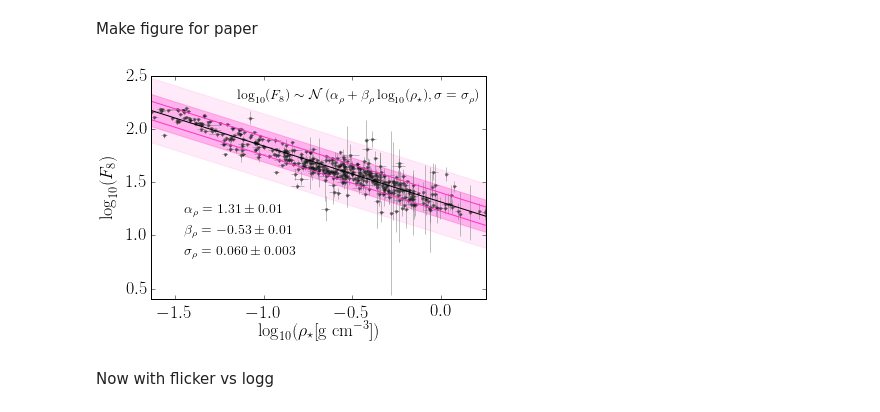
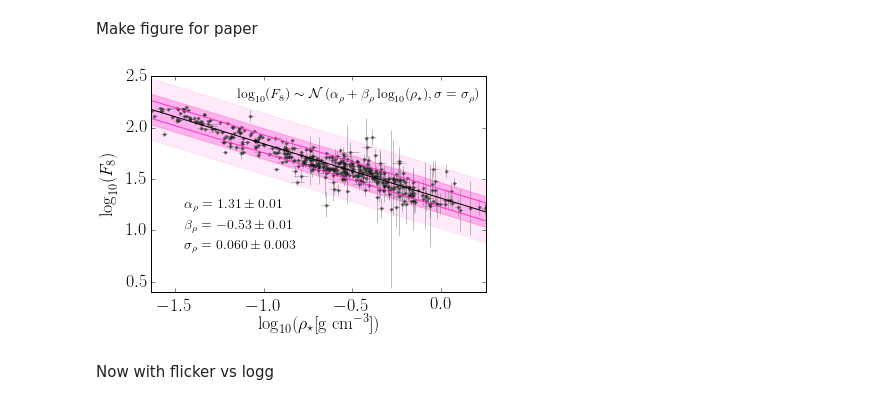
Before and after one commit to RuthAngus/flicker, a Jupyter notebook: code/analytic_with_prior.ipynb, the cells around one changed output. Saved outputs shown, nothing was run; the diff lists cells and outputs as text; code cells hidden in the pictures.

```diff
--- a/code/analytic_with_prior.ipynb
+++ b/code/analytic_with_prior.ipynb
@@ -129,29 +130,30 @@ blue = "#0066CC"
 # %%
 alpha, ap, am = c2
 beta, bp, bm = m2
 sigma, sp, sm = sig2
 ys = m2[0] * xs + c2[0]
 resids = f - m2[0] * r + c2[0]
 plt.fill_between(xs, ys-2*np.std(resids)-2*sig2[0], ys+2*np.std(resids)+2*sig2[0], color=pink, alpha=.1)
 plt.fill_between(xs, ys-np.std(resids)-sig2[0], ys+np.std(resids)+sig2[0], color=pink, alpha=.3)
 plt.errorbar(r, f, xerr=rerr, yerr=ferr, fmt="k.", capsize=0, ecolor=".5", mec=".2", alpha=.5)
 plt.plot(xs, ys, "k")
 plt.plot(xs, ys-np.std(resids), color=pink)
 plt.plot(xs, ys+np.std(resids), color=pink)
 plt.ylabel("$\log_{10}(F_8)$")
 plt.xlabel("$\log_{10}(\\rho_{\star}[\mathrm{g~cm}^{-3}])$")
 #plt.text(-1.15, 2.25, "$\log_{10} (\\rho_{\star}) \sim \mathcal{N} \left(\\alpha_\\rho + \\beta_\\rho \log_{10}(F_8), \
 #                \\sigma=\\sigma_{\\rho}\\right)$")
 plt.text(-1.15, 2.25, "$\log_{10} (F_8) \sim \mathcal{N} \left(\\alpha_\\rho + \\beta_\\rho \log_{10}(\\rho_{\star}), \
                 \\sigma=\\sigma_{\\rho}\\right)$")
 plt.text(-1.45, 1.2, "$\\alpha_\\rho = %.2f \pm %.2f$" % (np.round(alpha, 2), np.round(ap, 2)))
 plt.text(-1.45, 1., "$\\beta_\\rho = %.2f \pm %.2f $" % (np.round(beta, 2), np.round(bp, 2)))
 plt.text(-1.45, .8, "$\\sigma_{\\rho} = %.3f \pm %.3f $" % (np.round(sigma, 2), np.round(sp, 3)))
 plt.xlim(min(r), max(r))
 plt.ylim(.4, 2.5)
+plt.subplots_adjust(bottom=.15)
 plt.savefig("../version1.0/flicker_vs_rho.pdf")
 # %% [output]
-[figure, old version]
+[figure, new version]
 # %% [markdown]
 Now with flicker vs logg
 # %%
```
Also changed, not shown: parts of 13 cells of this notebook, 4 other files.
